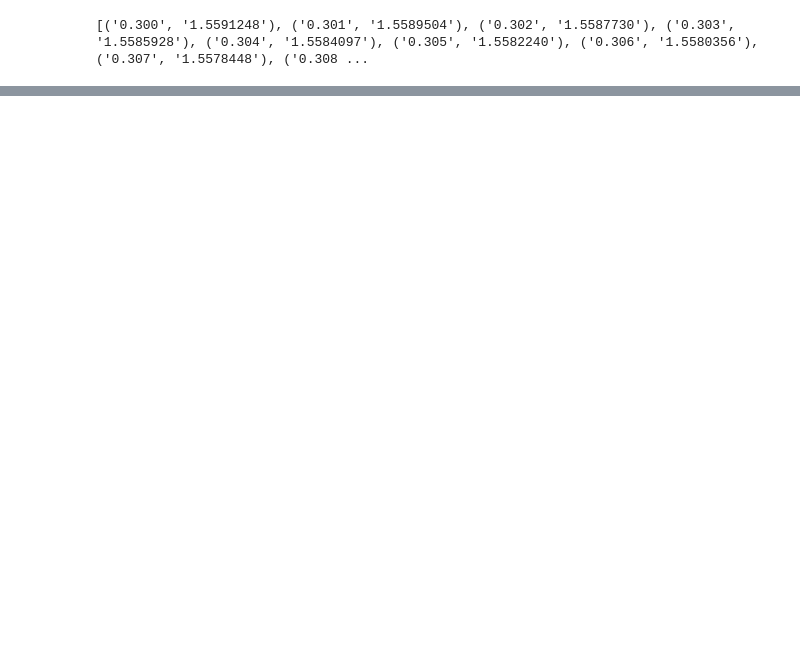
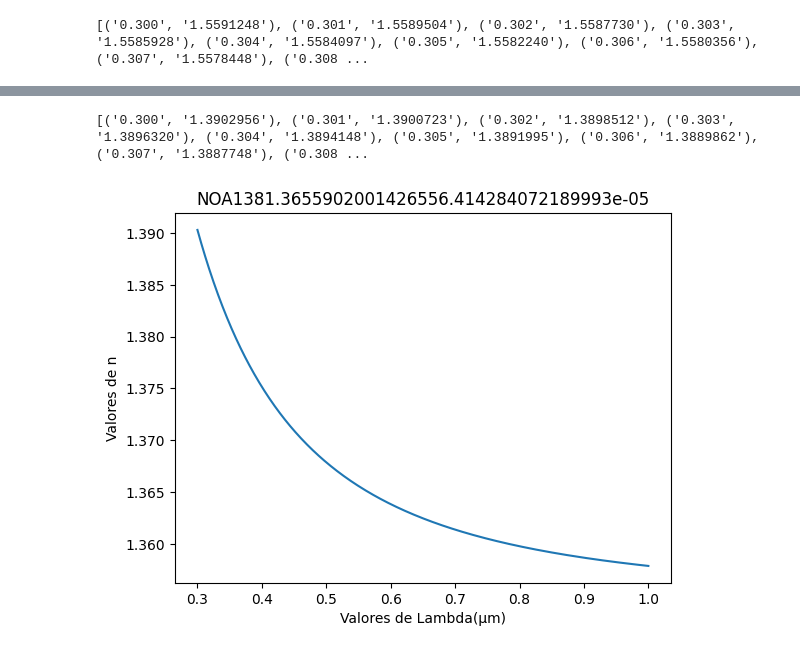
Before and after one commit to MCI2023-2-SEC02-G01/FISI2526-MetCompCompl-202320, a Jupyter notebook: Taller_1/Funciones_Taller_1.ipynb, the cells around one changed output, grey strips where cells are left out. Drawn from its saved outputs; the diff is of its cells as text; code cells hidden in the pictures; blank space fills up the shorter version.

Commit message:
Adhesivos

```diff
--- a/Taller_1/Funciones_Taller_1.ipynb
+++ b/Taller_1/Funciones_Taller_1.ipynb
@@ -57,0 +57,27 @@ b = Gráfica_Índices(lectura_YML(r"C:\Users\brune\OneDrive\Documentos\FISI2526-
+# %%
+def Gráfica_Índices_NOA138(Lista_de_Tuplas):
+    print (Lista_de_Tuplas)
+    Lambdas = []
+    ns = []
+    for i in range(len(Lista_de_Tuplas)):
+        Lambdas.append(float(Lista_de_Tuplas[i][0]))
+        ns.append(float(Lista_de_Tuplas[i][1]))
+    nacumulado = 0
+    xmax = ns[0]
+    xmin = ns[0]
+    for i in range(len(ns)):
+        nacumulado += ns[i]
+    npromedio = nacumulado/len(ns)
+    Suma_Para_Desviación = 0
+    for i in range(len(ns)):
+        Suma_Para_Desviación += (ns[i] - npromedio)**2
+    s = (Suma_Para_Desviación/(len(ns)-1))
+    título = 'NOA138' + str(npromedio) + str(s)
+    df = pd.DataFrame(data = ns, index = Lambdas, columns = ['índices de refracción'])
+    df.plot(kind = "line", legend = False, xlabel="Valores de Lambda(µm)", ylabel="Valores de n")
+    plt.title(título)
+# %%
+b = Gráfica_Índices_NOA138(lectura_YML(r"C:\Users\brune\OneDrive\Documentos\FISI2526-MetCompCompl-202320\Taller_1\Adhesivos\Iezzi2.yml"))
+# %% [output]
+[('0.300', '1.3902956'), ('0.301', '1.3900723'), ('0.302', '1.3898512'), ('0.303', '1.3896320'), ('0.304', '1.3894148'), ('0.305', '1.3891995'), ('0.306', '1.3889862'), ('0.307', '1.3887748'), ('0.308 ...
+[figure, added]
```
Also changed, not shown: parts of 3 cells of this notebook, 1 other file.
